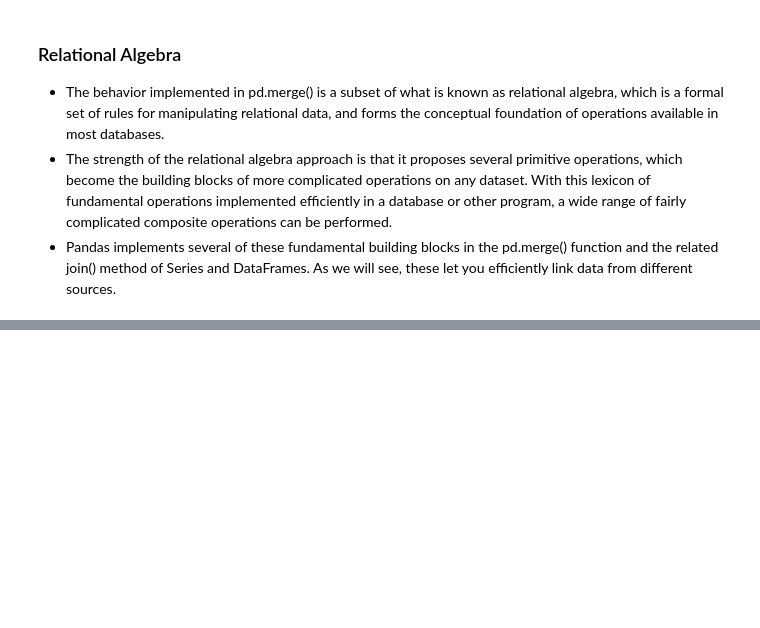
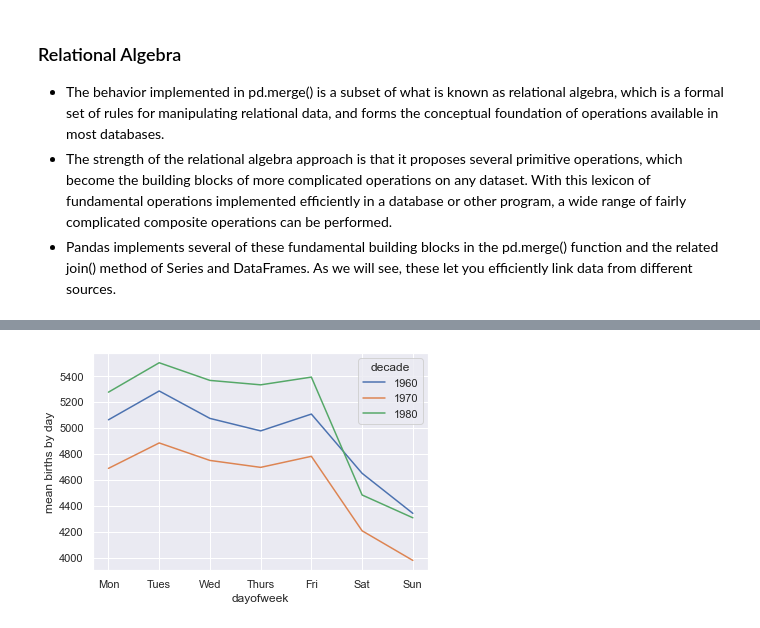
Before and after one commit to f0anits1o/Python-Data-Analysis, a Jupyter notebook: pandas2.ipynb, the cells around one changed output, grey strips where cells are left out. Saved outputs shown, nothing was run; the diff lists cells and outputs as text; code cells hidden in the pictures; blank space fills up the shorter version.

```diff
--- a/pandas2.ipynb
+++ b/pandas2.ipynb
@@ -1660,0 +2652,19 @@ print(df1); print(df2); print(pd.concat([df1, df2]))
+# %%
+# create a datetime index from the year, month, day
+births.index = pd.to_datetime(10000 * births.year +
+                              100 * births.month +
+                              births.day, format='%Y%m%d')
+
+births['dayofweek'] = births.index.dayofweek
+# %%
+import matplotlib.pyplot as plt
+import matplotlib as mpl
+
+births.pivot_table('births', index='dayofweek',
+                    columns='decade', aggfunc='mean').plot()
+plt.gca().set(xticks=range(7),
+              xticklabels=['Mon', 'Tues', 'Wed', 'Thurs', 'Fri', 'Sat', 'Sun'])
+
+plt.ylabel('mean births by day');
+# %% [output]
+[figure, added]
```
Also changed, not shown: parts of 185 cells of this notebook.
